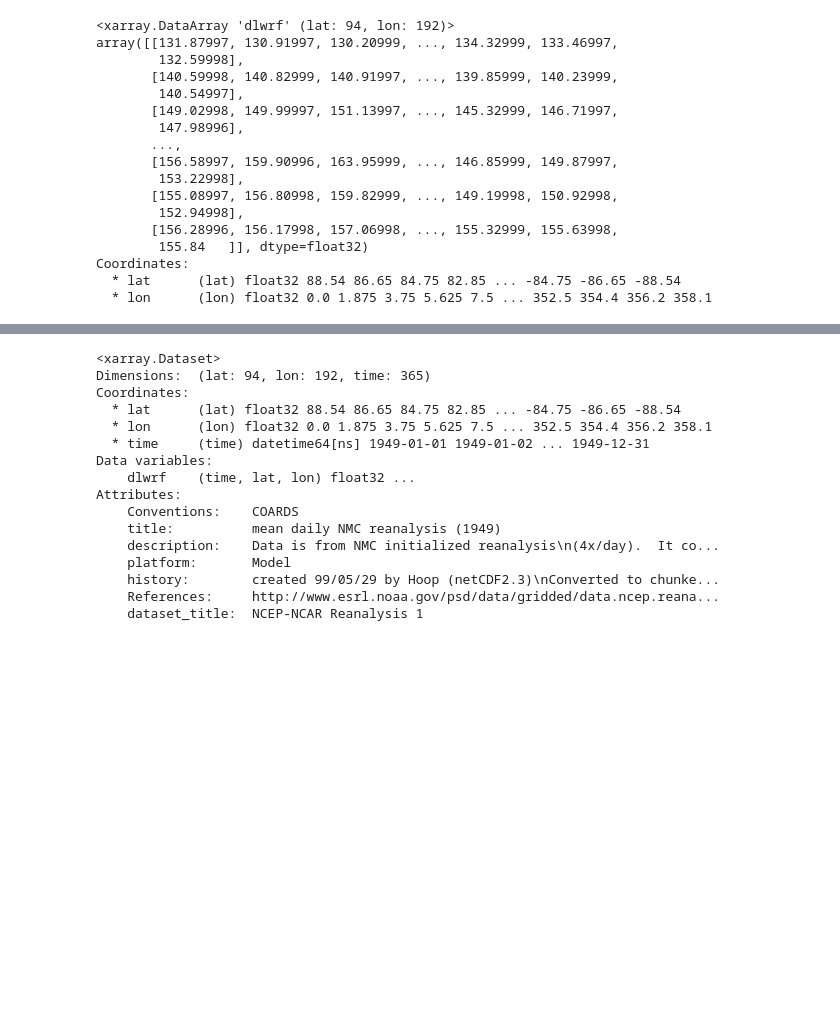
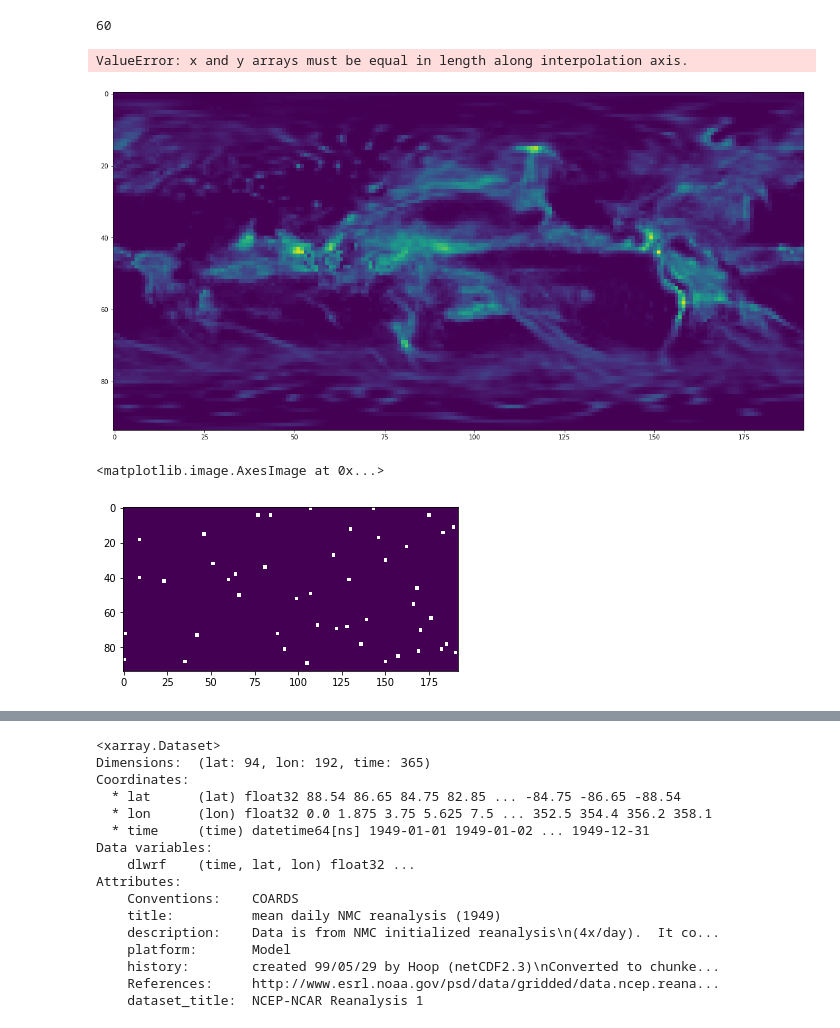
Before and after one commit to f-akazawa/ESTOC, a Jupyter notebook: netcdf2big.ipynb, the cells around one changed output, grey strips where cells are left out. Saved outputs shown, nothing was run; the diff lists cells and outputs as text; code cells hidden in the pictures; blank space fills up the shorter version.

```diff
--- a/netcdf2big.ipynb
+++ b/netcdf2big.ipynb
@@ -39,0 +467,8 @@ Attributes:
+# %%
+# gabage collecter
+del data_mean_10dy1,data_mean_10dy3,data_mean_10dy2
+del vflxyear
+del month10dy,temp
+gc.collect()
+# %% [output]
+60
@@ -40,24 +534,24 @@ Attributes:
+# %%
+from scipy import interpolate
+
+y = np.arange(210)
+
+interpolate.interp2d(Jan[:,0,0])
+# %% [output]
+ValueError: x and y arrays must be equal in length along interpolation axis.
+# %%
+from matplotlib.pyplot import figure
+fig = figure(figsize=(20,10))
+plot_prate = lhtflyear[3,:,:]
+plt.imshow(plot_prate)
+tep = monname[0]
+# %% [output]
+[figure, added]
 # %%
-data_mean_10dy = data.loc['1948-1-1':'1948-1-10'].mean(dim='time')
-!print(data_mean_10dy)
+plt.imshow(climate[7,:])
 # %% [output]
-<xarray.DataArray 'dlwrf' (lat: 94, lon: 192)>
-array([[131.87997, 130.91997, 130.20999, ..., 134.32999, 133.46997,
-        132.59998],
-       [140.59998, 140.82999, 140.91997, ..., 139.85999, 140.23999,
-        140.54997],
-       [149.02998, 149.99997, 151.13997, ..., 145.32999, 146.71997,
-        147.98996],
-       ...,
-       [156.58997, 159.90996, 163.95999, ..., 146.85999, 149.87997,
-        153.22998],
-       [155.08997, 156.80998, 159.82999, ..., 149.19998, 150.92998,
-        152.94998],
-       [156.28996, 156.17998, 157.06998, ..., 155.32999, 155.63998,
-        155.84   ]], dtype=float32)
-Coordinates:
-  * lat      (lat) float32 88.54 86.65 84.75 82.85 ... -84.75 -86.65 -88.54
-  * lon      (lon) float32 0.0 1.875 3.75 5.625 7.5 ... 352.5 354.4 356.2 358.1
+<matplotlib.image.AxesImage at 0x...>
+[figure, added]
 # %%
 for x in month:
     # 範囲指定用の文字列構成
```
Also changed, not shown: parts of 30 cells of this notebook, 1 other file.
